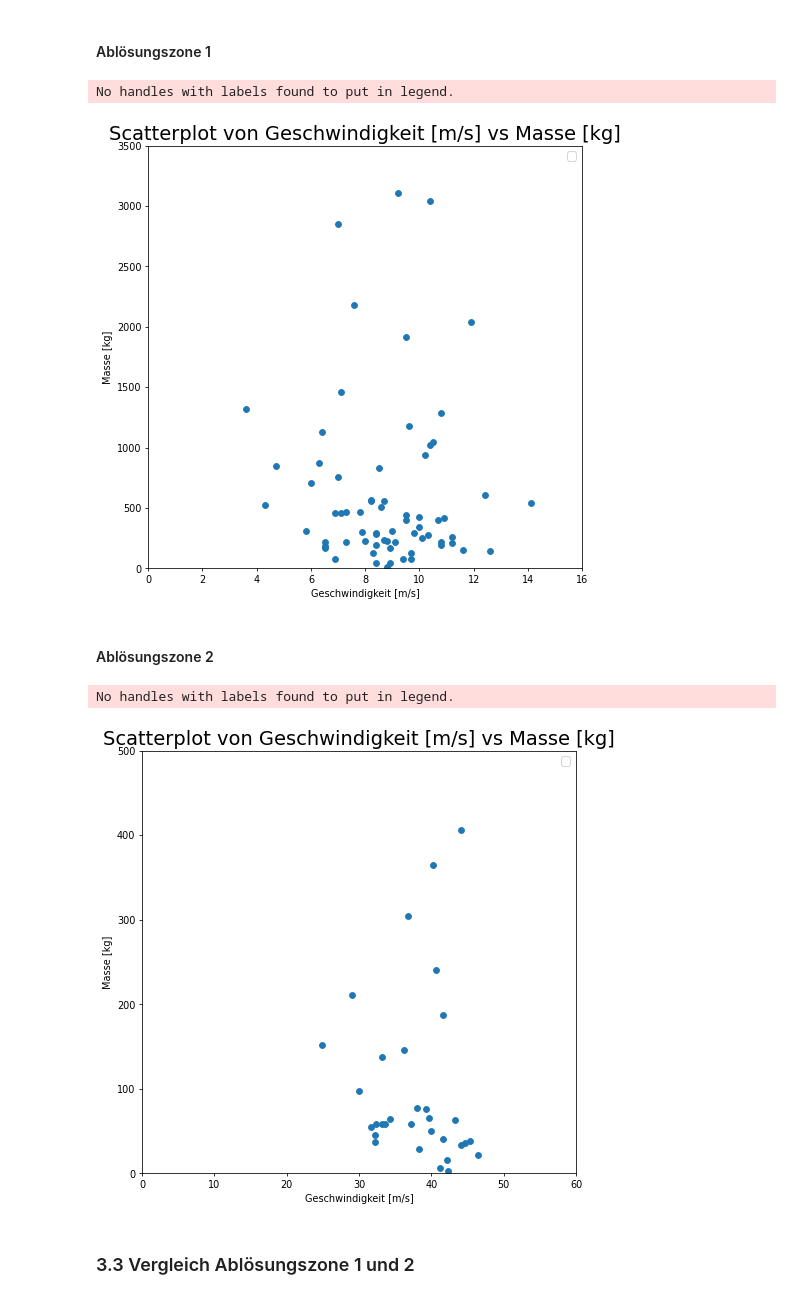
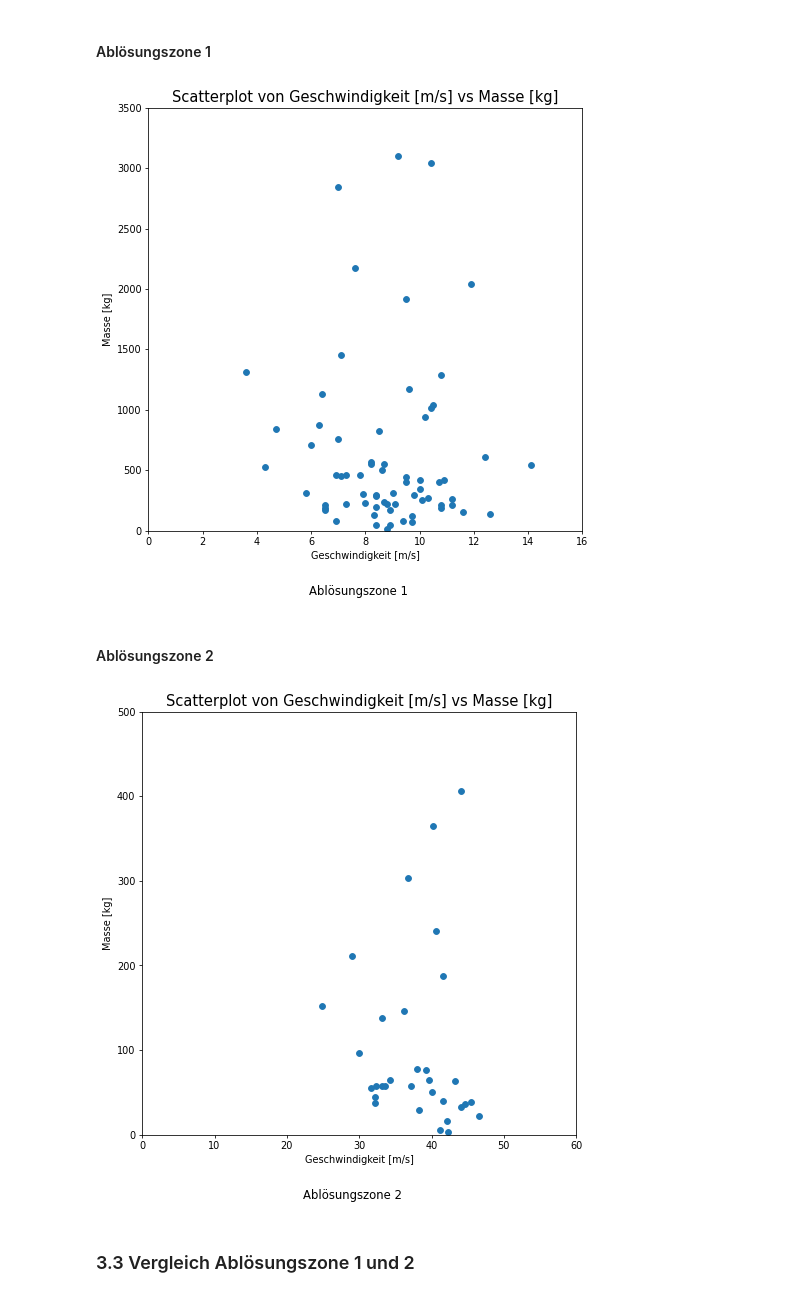
Before and after one commit to 7ben18/FHNW_Steinschlagrisiko, a Jupyter notebook: FHNW_Steinschlagrisiko.ipynb, the cells around one changed output. Saved outputs shown, nothing was run; the diff lists cells and outputs as text; code cells hidden in the pictures.

```diff
--- a/FHNW_Steinschlagrisiko.ipynb
+++ b/FHNW_Steinschlagrisiko.ipynb
@@ -161,27 +184,22 @@ gen_hist(df2["Geschwindigkeit [m/s]"], "Geschwindigkeit [m/s]")
 # %% [markdown]
 #### Ablösungszone 1
 # %%
-def gen_streu(data_x, data_y, label_x, label_y, lim_x, lim_y):
+def gen_streu(data_x, data_y, label_x, label_y, lim_x, lim_y, zone):
     plt.figure(figsize=(8, 8), dpi= 70, facecolor="w", edgecolor="k")
-
     plt.scatter(data_x, data_y)
-
     plt.gca().set(xlim=(0.0, lim_x), ylim=(0, lim_y), xlabel=label_x, ylabel=label_y)
-
-    plt.title("Scatterplot von {} vs {}".format(label_x, label_y), fontsize=20)
-    plt.legend(fontsize=12)
+    plt.title("Scatterplot von {} vs {}".format(label_x, label_y), fontsize=15)
+    plt.figtext(0.5, 0.01, zone, horizontalalignment='center', fontsize=12)
     plt.show()
 # %%
-gen_streu(df1["Geschwindigkeit [m/s]"], df1["Masse [kg]"], "Geschwindigkeit [m/s]", "Masse [kg]", 16, 3500)
+gen_streu(df1["Geschwindigkeit [m/s]"], df1["Masse [kg]"], "Geschwindigkeit [m/s]", "Masse [kg]", 16, 3500, "Ablösungszone 1")
 # %% [output]
-No handles with labels found to put in legend.
-[figure, old version]
+[figure, new version]
 # %% [markdown]
 #### Ablösungszone 2
 # %%
-gen_streu(df2["Geschwindigkeit [m/s]"], df2["Masse [kg]"], "Geschwindigkeit [m/s]", "Masse [kg]", 60, 500)
+gen_streu(df2["Geschwindigkeit [m/s]"], df2["Masse [kg]"], "Geschwindigkeit [m/s]", "Masse [kg]", 60, 500, "Ablösungszone 2")
 # %% [output]
-No handles with labels found to put in legend.
-[figure, old version]
+[figure, new version]
 # %% [markdown]
 ### 3.3 Vergleich Ablösungszone 1 und 2
```
Also changed, not shown: parts of 33 cells of this notebook.
